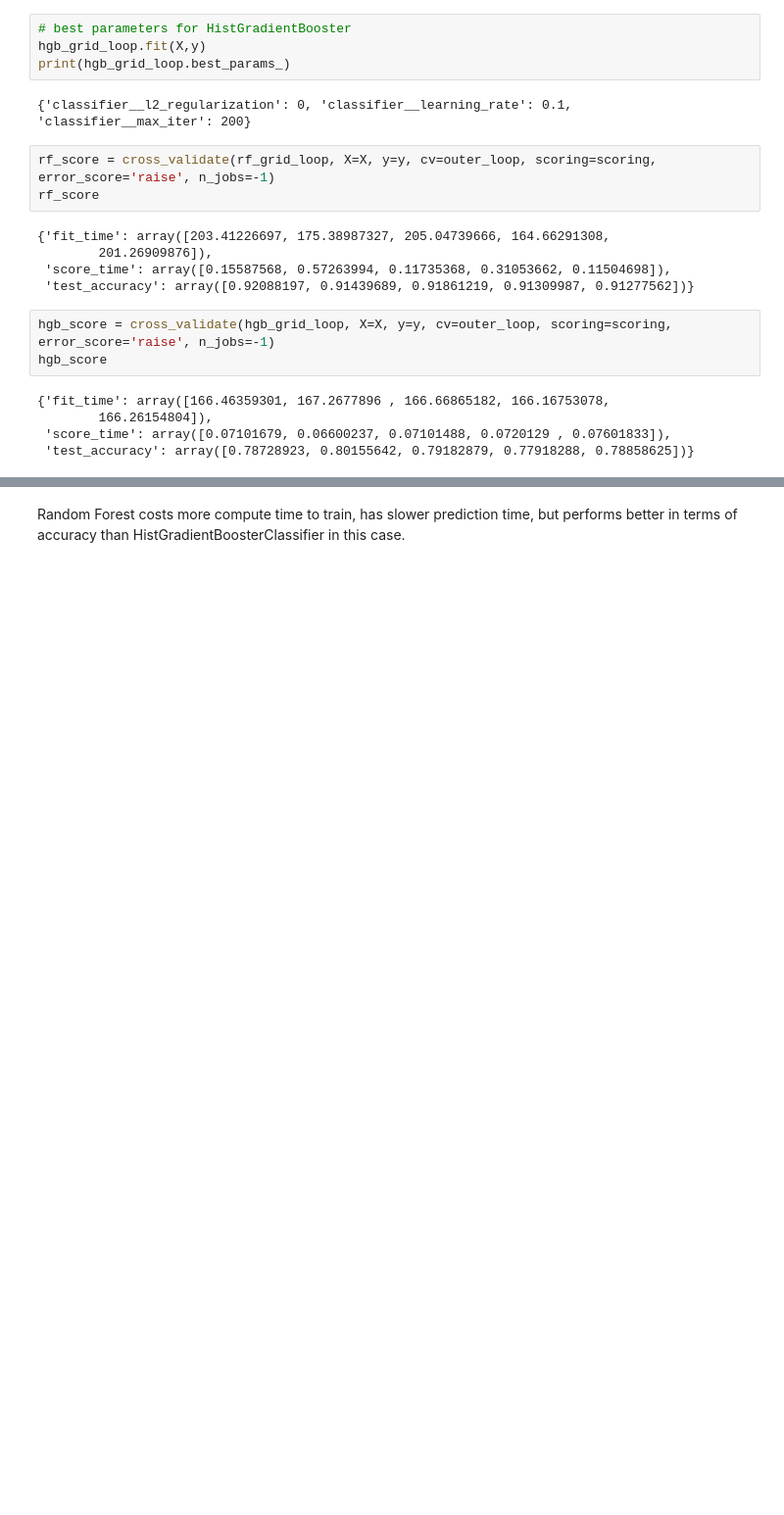
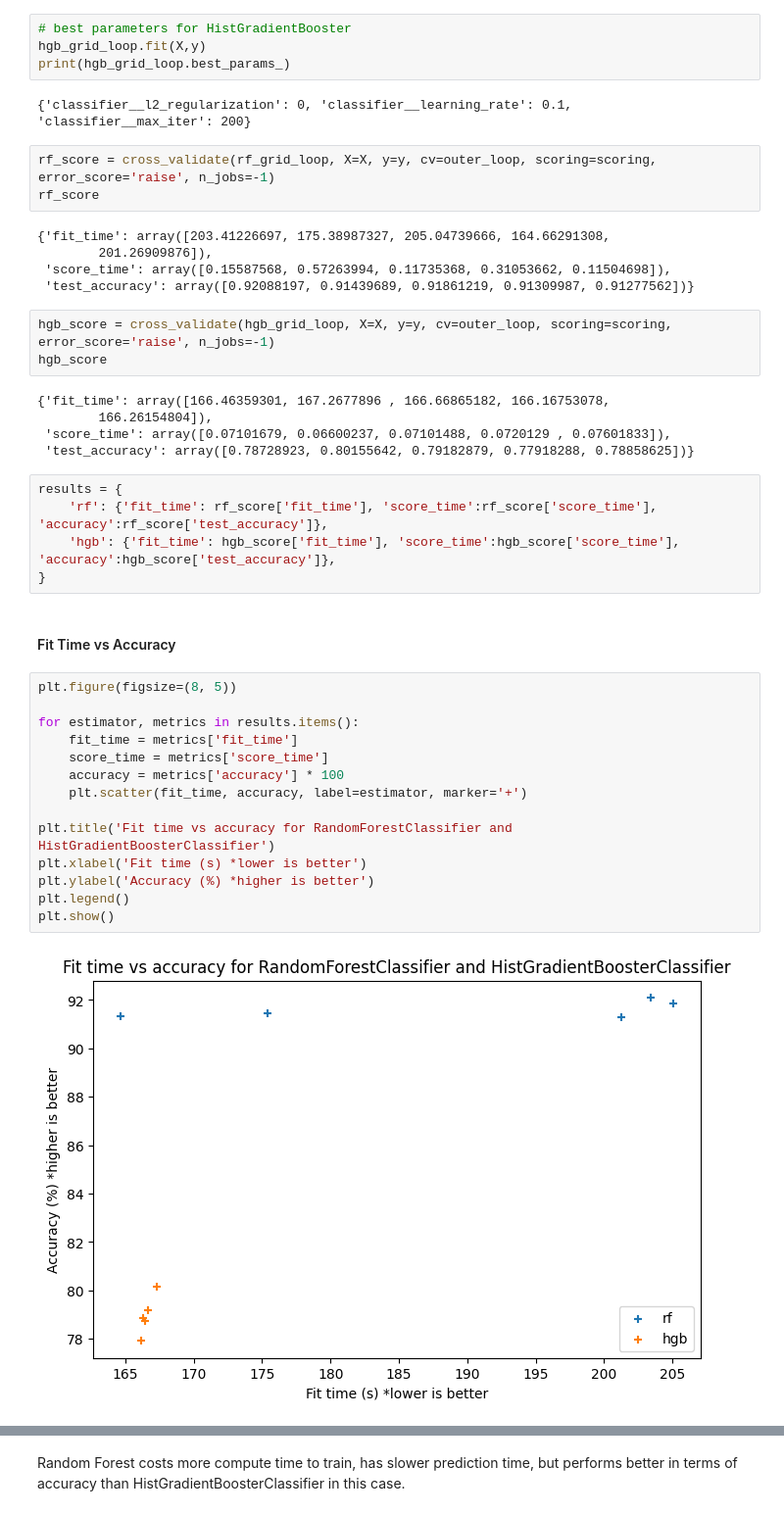
Before and after one commit to zvsuarez/insurance-fraud-pipeline, a Jupyter notebook: cross_val_grid.ipynb, the cells around one changed output, grey strips where cells are left out. Shown: that part at 98% size. Cells and saved outputs as stored; diff of their text form; blank space fills up the shorter version.

Commit message:
added metric graphs

```diff
--- a/cross_val_grid.ipynb
+++ b/cross_val_grid.ipynb
@@ -219,3 +219,26 @@ hgb_score
         166.26154804]),
  'score_time': array([0.07101679, 0.06600237, 0.07101488, 0.0720129 , 0.07601833]),
  'test_accuracy': array([0.78728923, 0.80155642, 0.79182879, 0.77918288, 0.78858625])}
+# %%
+results = {
+    'rf': {'fit_time': rf_score['fit_time'], 'score_time':rf_score['score_time'], 'accuracy':rf_score['test_accuracy']},
+    'hgb': {'fit_time': hgb_score['fit_time'], 'score_time':hgb_score['score_time'], 'accuracy':hgb_score['test_accuracy']},
+}
+# %% [markdown]
+#### Fit Time vs Accuracy
+# %%
+plt.figure(figsize=(8, 5))
+
+for estimator, metrics in results.items():
+    fit_time = metrics['fit_time']
+    score_time = metrics['score_time']
+    accuracy = metrics['accuracy'] * 100
+    plt.scatter(fit_time, accuracy, label=estimator, marker='+')
+
+plt.title('Fit time vs accuracy for RandomForestClassifier and HistGradientBoosterClassifier')
+plt.xlabel('Fit time (s) *lower is better')
+plt.ylabel('Accuracy (%) *higher is better')
+plt.legend()
+plt.show()
+# %% [output]
+[figure, added]
```
Also changed, not shown: parts of 2 cells of this notebook.
